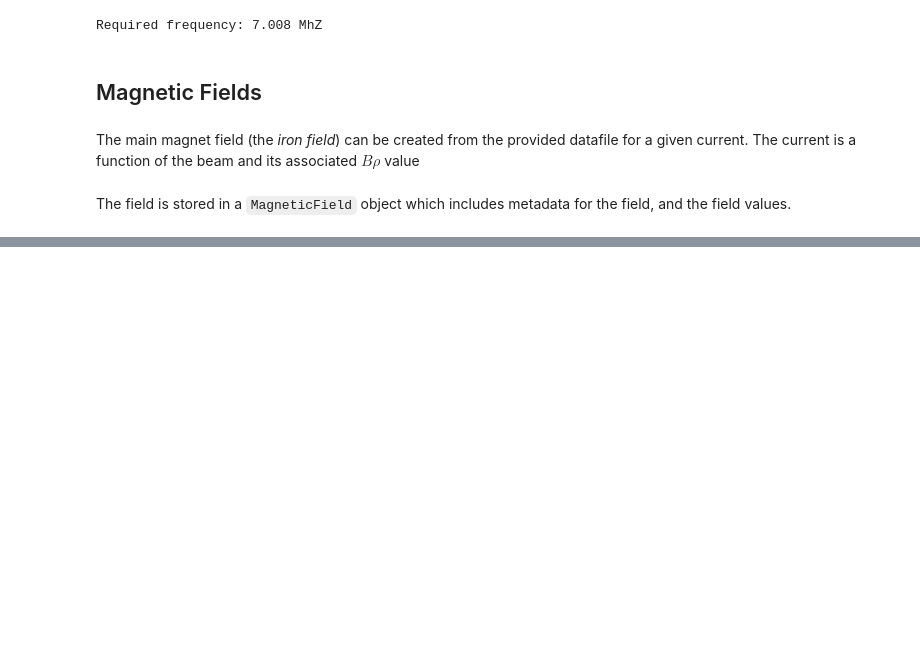
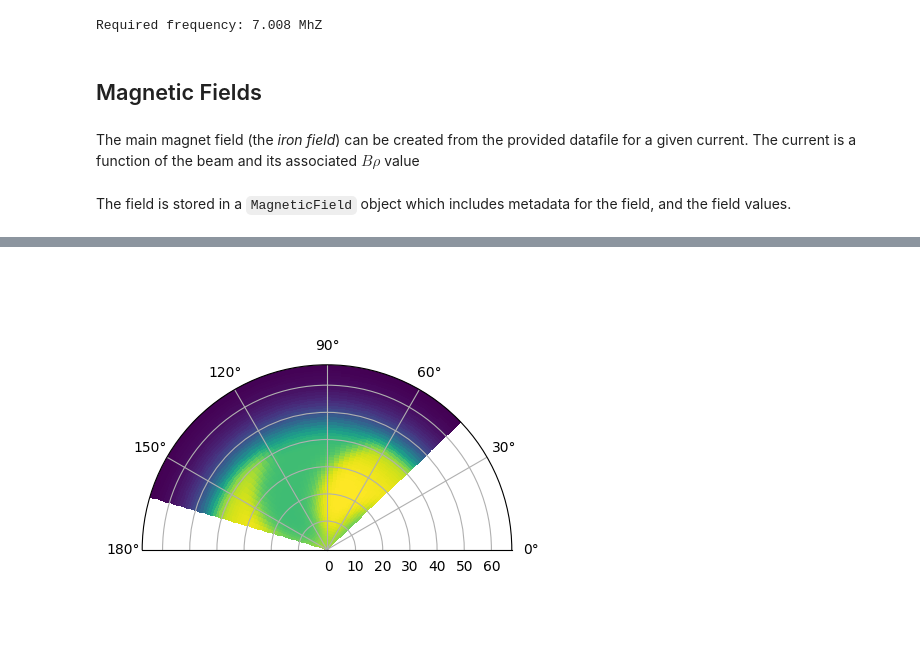
Before and after one commit to lbnl-88ops/cyclotron.analysis, a Jupyter notebook: cyclotron_analysis.ipynb, the cells around one changed output, grey strips where cells are left out. Saved outputs shown, nothing was run; the diff lists cells and outputs as text; code cells hidden in the pictures; blank space fills up the shorter version.

```diff
--- a/cyclotron_analysis.ipynb
+++ b/cyclotron_analysis.ipynb
@@ -56,0 +57,11 @@ Metadata for the field: FieldMetadata(r_min=0.0, delta_r=1, theta_min=45, delta_
+# %%
+r = iron_field.r_values
+th = np.deg2rad(iron_field.theta_values)
+
+rr, tt = np.meshgrid(r, th)
+plt.subplot(projection='polar')
+plt.pcolormesh(tt, rr, iron_field.values, shading='auto')
+plt.gca().set_thetamax(180)
+plt.show()
+# %% [output]
+[figure, added]
```
Also changed, not shown: parts of 3 cells of this notebook.
